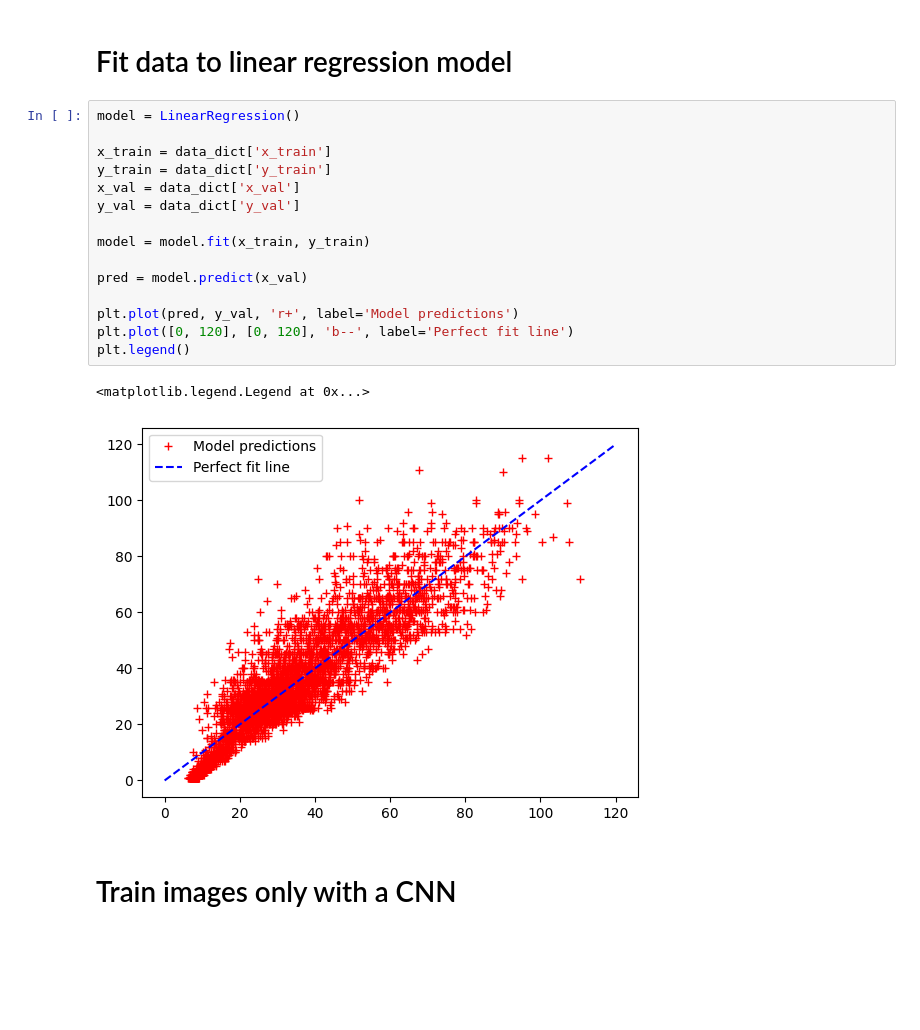
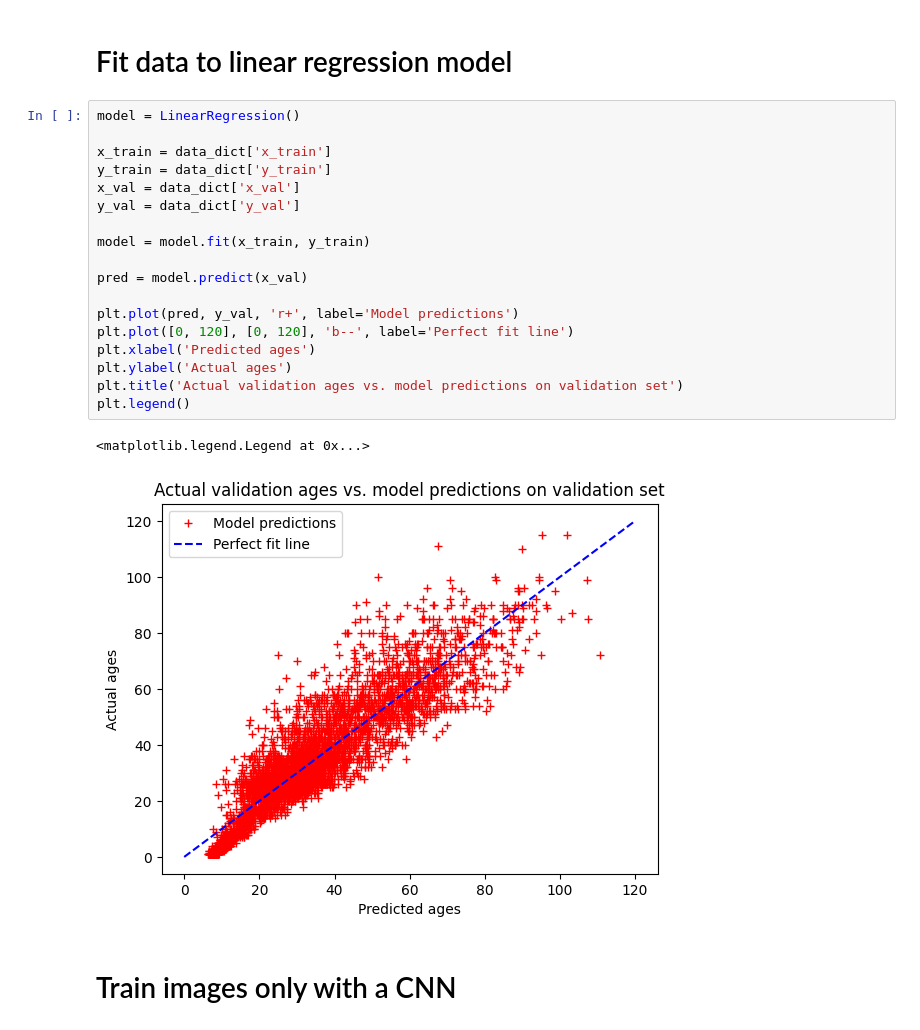
Before and after one commit to CrazyCipherGamer/ecegr4750_fall2023_singh, a Jupyter notebook: paramveer_singh/model_training.ipynb, the cells around one changed output. Saved outputs shown, nothing was run; the diff lists cells and outputs as text; blank space fills up the shorter version.

Commit message:
Finish model training

```diff
--- a/paramveer_singh/model_training.ipynb
+++ b/paramveer_singh/model_training.ipynb
@@ -19,20 +17,23 @@ image_dict = torch.load('data/images_processed.pt')
 # %%
 model = LinearRegression()
 
 x_train = data_dict['x_train']
 y_train = data_dict['y_train']
 x_val = data_dict['x_val']
 y_val = data_dict['y_val']
 
 model = model.fit(x_train, y_train)
 
 pred = model.predict(x_val)
 
 plt.plot(pred, y_val, 'r+', label='Model predictions')
 plt.plot([0, 120], [0, 120], 'b--', label='Perfect fit line')
+plt.xlabel('Predicted ages')
+plt.ylabel('Actual ages')
+plt.title('Actual validation ages vs. model predictions on validation set')
 plt.legend()
 # %% [output]
 <matplotlib.legend.Legend at 0x...>
-[figure, old version]
+[figure, new version]
 # %% [markdown]
 # Train images only with a CNN
```
Also changed, not shown: parts of 9 cells of this notebook, 3 other files.
